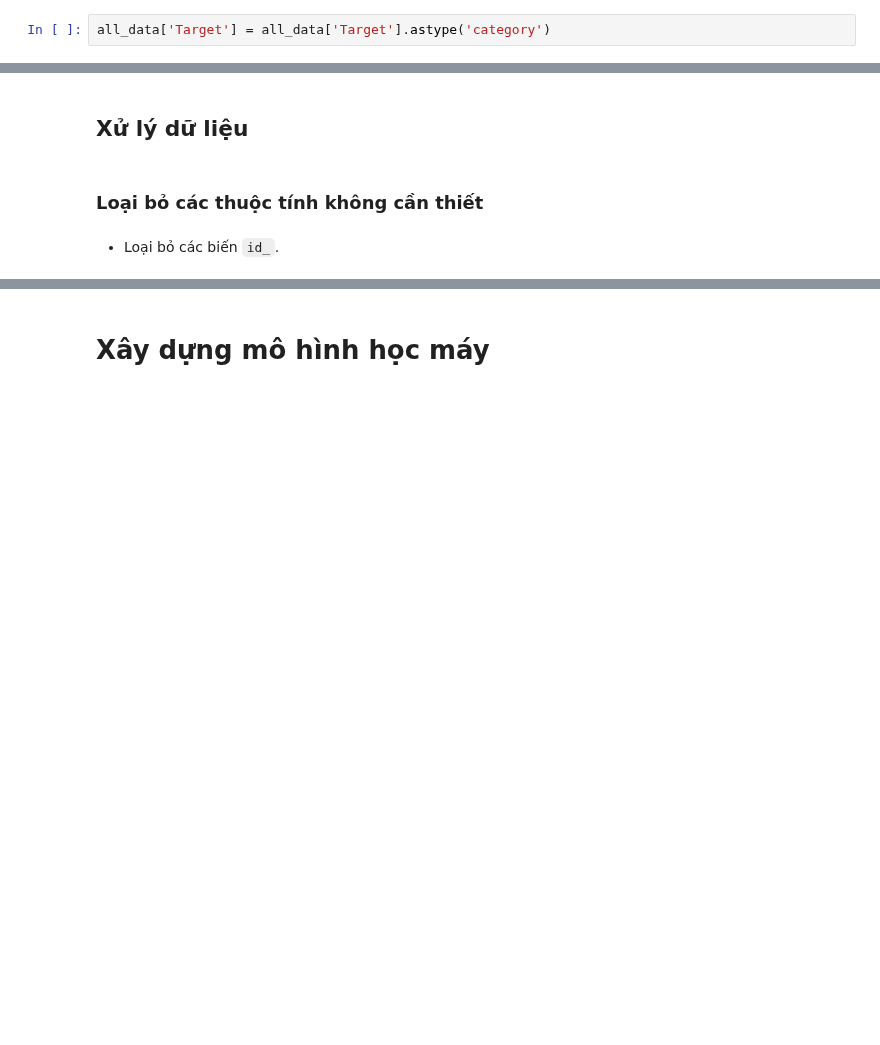
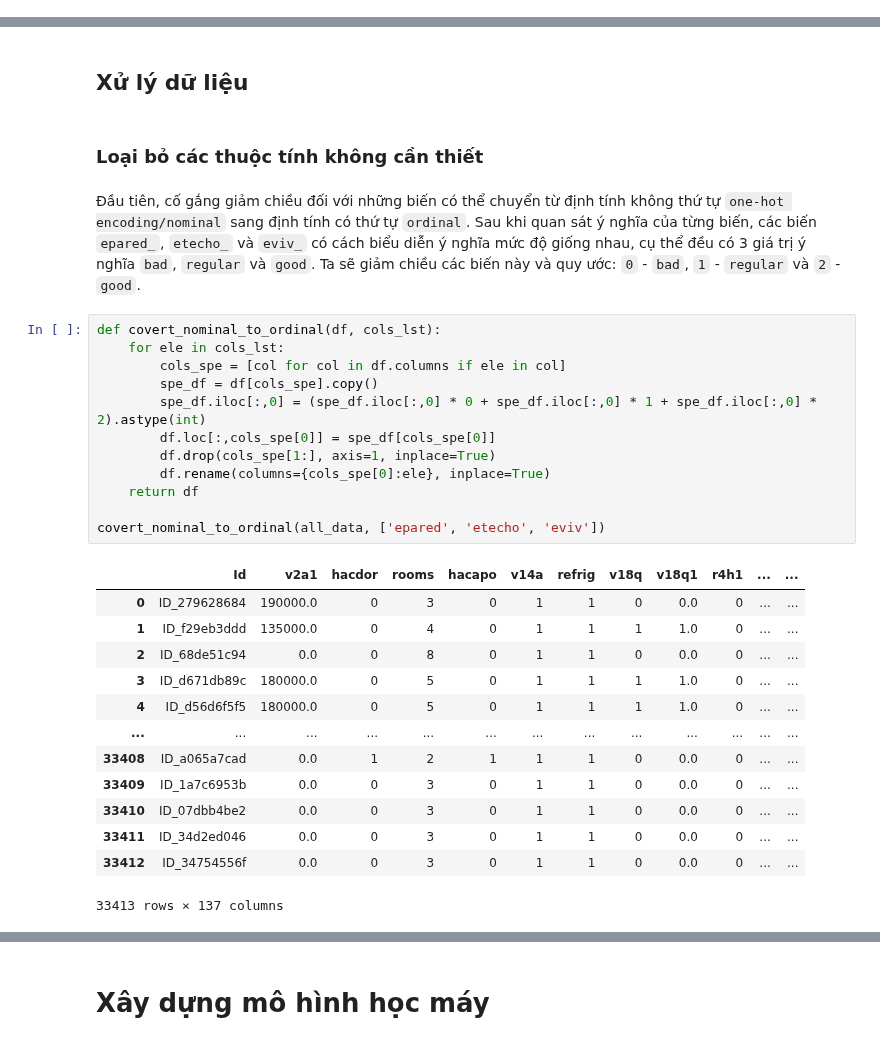
Before and after one commit to iam-Dylan/costa-rican-household, a Jupyter notebook: source/model.ipynb, the cells around one changed output, grey strips where cells are left out. Drawn from its saved outputs; the diff is of its cells as text; blank space fills up the shorter version.

```diff
--- a/source/model.ipynb
+++ b/source/model.ipynb
@@ -86,2 +84,0 @@ categorical_cols
-# %%
-all_data['Target'] = all_data['Target'].astype('category')
@@ -116,5 +106,31 @@ Ta có thể thấy rằng ngoài biến dự đoán đã giải thích ở trê
 ## Xử lý dữ liệu
 # %% [markdown]
 ### Loại bỏ các thuộc tính không cần thiết
-# %% [markdown]
-- Loại bỏ các biến `id_`.
+# %% [markdown]
+Đầu tiên, cố gắng giảm chiều đối với những biến có thể chuyển từ định tính không thứ tự `one-hot encoding/nominal` sang định tính có thứ tự `ordinal`. Sau khi quan sát ý nghĩa của từng biến, các biến `epared_`, `etecho_` và `eviv_` có cách biểu diễn ý nghĩa mức độ giống nhau, cụ thể đều có 3 giá trị ý nghĩa `bad`, `regular` và `good`. Ta sẽ giảm chiều các biến này và quy ước: `0` - `bad`, `1` - `regular` và `2` - `good`.
+# %%
+def covert_nominal_to_ordinal(df, cols_lst):
+    for ele in cols_lst:
+        cols_spe = [col for col in df.columns if ele in col]
+        spe_df = df[cols_spe].copy()
+        spe_df.iloc[:,0] = (spe_df.iloc[:,0] * 0 + spe_df.iloc[:,0] * 1 + spe_df.iloc[:,0] * 2).astype(int)
+        df.loc[:,cols_spe[0]] = spe_df[cols_spe[0]]
+        df.drop(cols_spe[1:], axis=1, inplace=True)
+        df.rename(columns={cols_spe[0]:ele}, inplace=True)
+    return df
+
+covert_nominal_to_ordinal(all_data, ['epared', 'etecho', 'eviv'])
+# %% [output]
+|  | Id | v2a1 | hacdor | rooms | hacapo | v14a | refrig | v18q | v18q1 | r4h1 | ... | ... |
+| 0 | ID_279628684 | 190000.0 | 0 | 3 | 0 | 1 | 1 | 0 | 0.0 | 0 | ... | ... |
+| 1 | ID_f29eb3ddd | 135000.0 | 0 | 4 | 0 | 1 | 1 | 1 | 1.0 | 0 | ... | ... |
+| 2 | ID_68de51c94 | 0.0 | 0 | 8 | 0 | 1 | 1 | 0 | 0.0 | 0 | ... | ... |
+| 3 | ID_d671db89c | 180000.0 | 0 | 5 | 0 | 1 | 1 | 1 | 1.0 | 0 | ... | ... |
+| 4 | ID_d56d6f5f5 | 180000.0 | 0 | 5 | 0 | 1 | 1 | 1 | 1.0 | 0 | ... | ... |
+| ... | ... | ... | ... | ... | ... | ... | ... | ... | ... | ... | ... | ... |
+| 33408 | ID_a065a7cad | 0.0 | 1 | 2 | 1 | 1 | 1 | 0 | 0.0 | 0 | ... | ... |
+| 33409 | ID_1a7c6953b | 0.0 | 0 | 3 | 0 | 1 | 1 | 0 | 0.0 | 0 | ... | ... |
+| 33410 | ID_07dbb4be2 | 0.0 | 0 | 3 | 0 | 1 | 1 | 0 | 0.0 | 0 | ... | ... |
+| 33411 | ID_34d2ed046 | 0.0 | 0 | 3 | 0 | 1 | 1 | 0 | 0.0 | 0 | ... | ... |
+| 33412 | ID_34754556f | 0.0 | 0 | 3 | 0 | 1 | 1 | 0 | 0.0 | 0 | ... | ... |
+33413 rows × 137 columns
```
Also changed, not shown: parts of 48 cells of this notebook, 7 other files.
